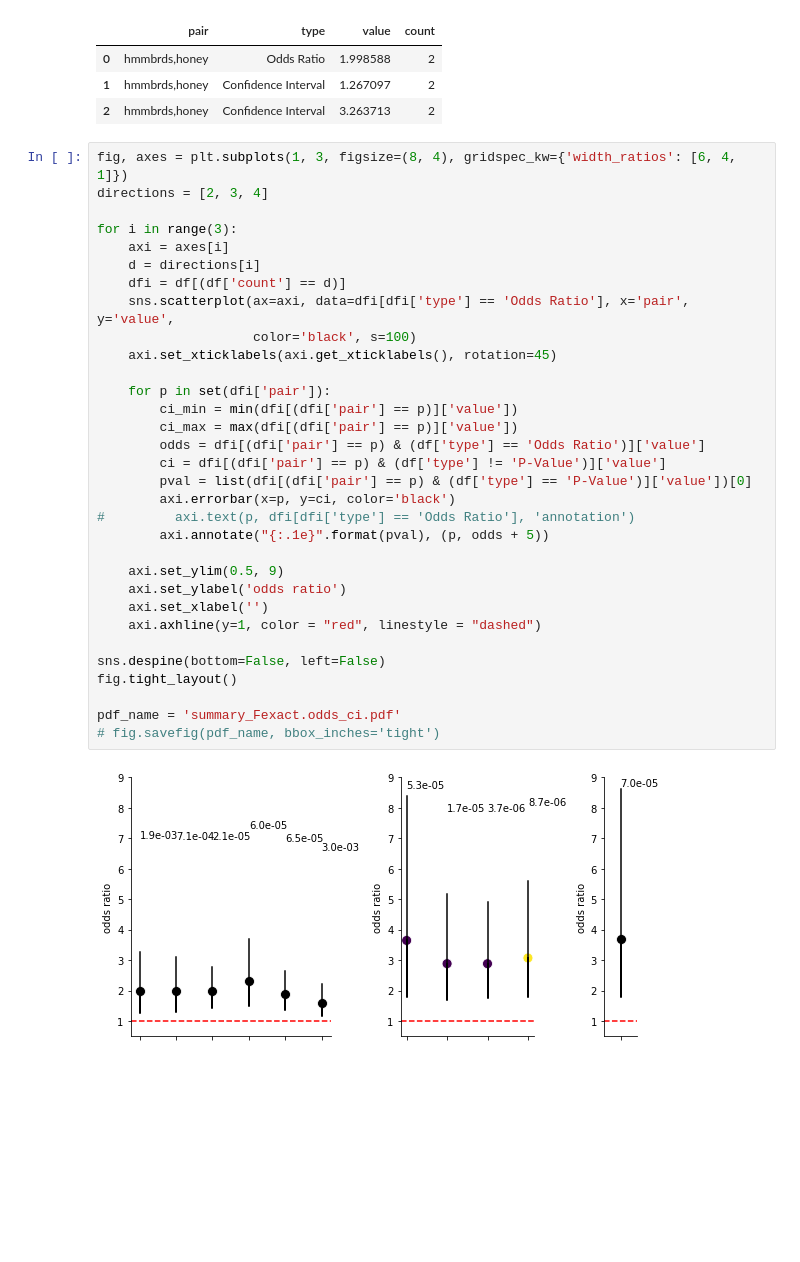
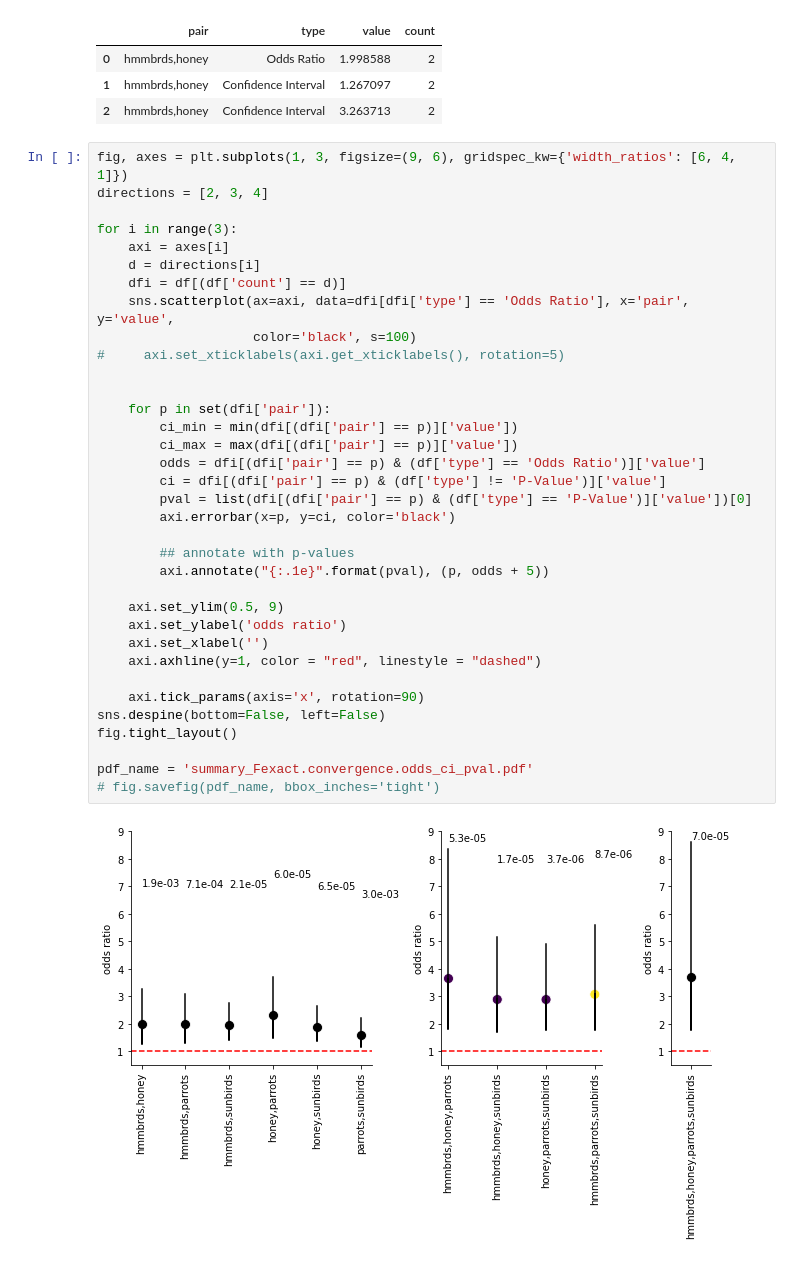
Before and after one commit to osipovarev/absrel, a Jupyter notebook: absrel_analysis.ipynb, the cells around one changed output. Drawn from its saved outputs; the diff is of its cells as text; blank space fills up the shorter version.

```diff
--- a/absrel_analysis.ipynb
+++ b/absrel_analysis.ipynb
@@ -366,36 +366,39 @@ df.head(3)
 | 1 | hmmbrds,honey | Confidence Interval | 1.267097 | 2 |
 | 2 | hmmbrds,honey | Confidence Interval | 3.263713 | 2 |
 # %%
-fig, axes = plt.subplots(1, 3, figsize=(8, 4), gridspec_kw={'width_ratios': [6, 4, 1]})
+fig, axes = plt.subplots(1, 3, figsize=(9, 6), gridspec_kw={'width_ratios': [6, 4, 1]})
 directions = [2, 3, 4]
 
 for i in range(3):
     axi = axes[i]
     d = directions[i]
     dfi = df[(df['count'] == d)]
     sns.scatterplot(ax=axi, data=dfi[dfi['type'] == 'Odds Ratio'], x='pair', y='value',
                     color='black', s=100)
-    axi.set_xticklabels(axi.get_xticklabels(), rotation=45)
+#     axi.set_xticklabels(axi.get_xticklabels(), rotation=5)
+
 
     for p in set(dfi['pair']):
         ci_min = min(dfi[(dfi['pair'] == p)]['value'])
         ci_max = max(dfi[(dfi['pair'] == p)]['value'])
         odds = dfi[(dfi['pair'] == p) & (df['type'] == 'Odds Ratio')]['value']
         ci = dfi[(dfi['pair'] == p) & (df['type'] != 'P-Value')]['value']
         pval = list(dfi[(dfi['pair'] == p) & (df['type'] == 'P-Value')]['value'])[0]
         axi.errorbar(x=p, y=ci, color='black')
-#         axi.text(p, dfi[dfi['type'] == 'Odds Ratio'], 'annotation')
+
+        ## annotate with p-values
         axi.annotate("{:.1e}".format(pval), (p, odds + 5))
 
     axi.set_ylim(0.5, 9)
     axi.set_ylabel('odds ratio')
     axi.set_xlabel('')
     axi.axhline(y=1, color = "red", linestyle = "dashed")
 
+    axi.tick_params(axis='x', rotation=90)
 sns.despine(bottom=False, left=False)
 fig.tight_layout()
 
-pdf_name = 'summary_Fexact.odds_ci.pdf'
+pdf_name = 'summary_Fexact.convergence.odds_ci_pval.pdf'
 # fig.savefig(pdf_name, bbox_inches='tight')
 # %% [output]
-[figure, old version]
+[figure, new version]
```
Also changed, not shown: 1 other file.
